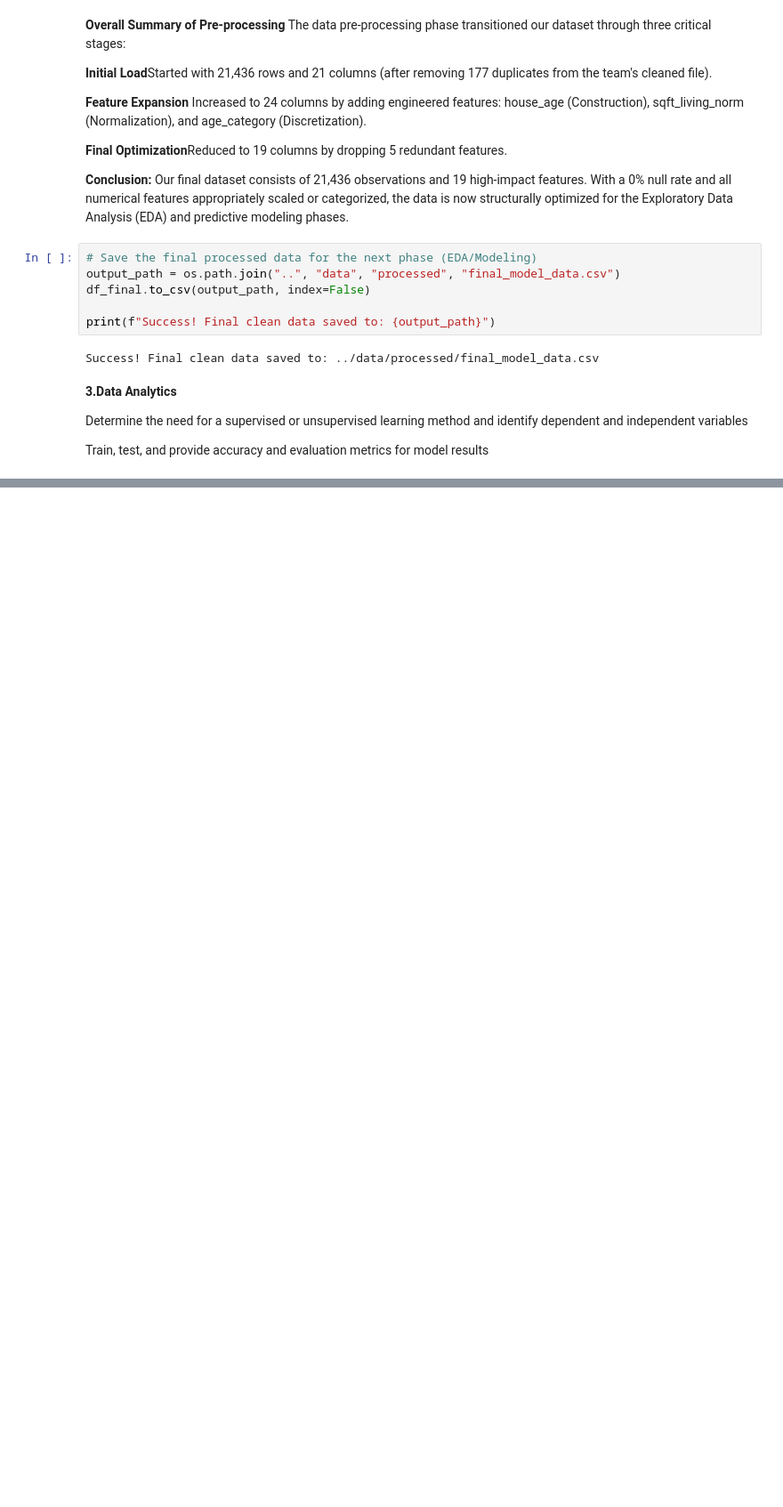
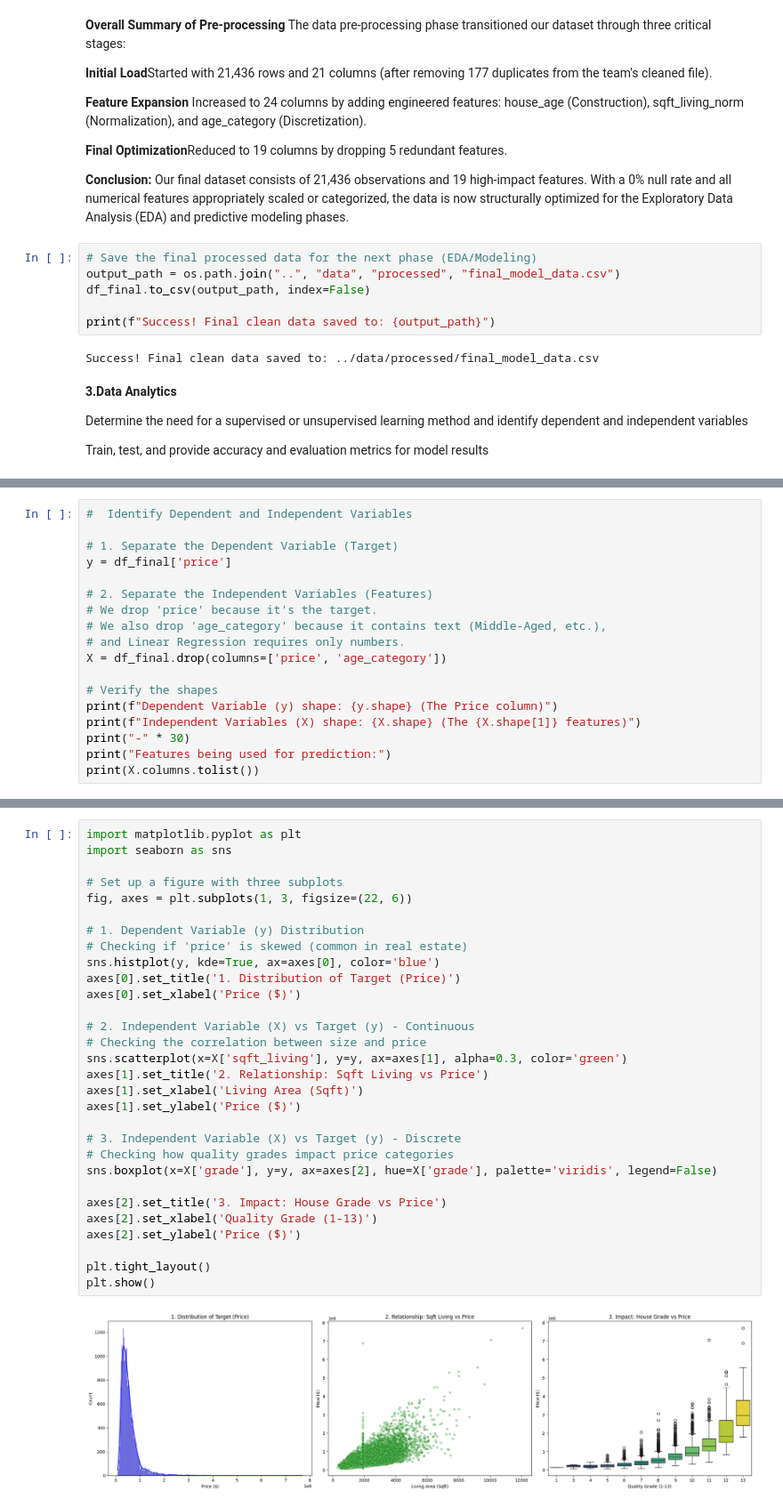
Before and after one commit to mhettick-sd/ADS500B-Final_Project, a Jupyter notebook: notebooks/analysis_Meeki_Last version.ipynb, the cells around one changed output, grey strips where cells are left out. Shown at 89% size. Drawn from its saved outputs; the diff is of its cells as text; blank space fills up the shorter version.

```diff
--- a/notebooks/analysis_Meeki_Last version.ipynb
+++ b/notebooks/analysis_Meeki_Last version.ipynb
@@ -330,0 +347,18 @@ Train, test, and provide accuracy and evaluation metrics for model results
+# %%
+#  Identify Dependent and Independent Variables
+
+# 1. Separate the Dependent Variable (Target)
+y = df_final['price']
+
+# 2. Separate the Independent Variables (Features)
+# We drop 'price' because it's the target.
+# We also drop 'age_category' because it contains text (Middle-Aged, etc.),
+# and Linear Regression requires only numbers.
+X = df_final.drop(columns=['price', 'age_category'])
+
+# Verify the shapes
+print(f"Dependent Variable (y) shape: {y.shape} (The Price column)")
+print(f"Independent Variables (X) shape: {X.shape} (The {X.shape[1]} features)")
+print("-" * 30)
+print("Features being used for prediction:")
+print(X.columns.tolist())
@@ -330,0 +371,32 @@ Train, test, and provide accuracy and evaluation metrics for model results
+# %%
+import matplotlib.pyplot as plt
+import seaborn as sns
+
+# Set up a figure with three subplots
+fig, axes = plt.subplots(1, 3, figsize=(22, 6))
+
+# 1. Dependent Variable (y) Distribution
+# Checking if 'price' is skewed (common in real estate)
+sns.histplot(y, kde=True, ax=axes[0], color='blue')
+axes[0].set_title('1. Distribution of Target (Price)')
+axes[0].set_xlabel('Price ($)')
+
+# 2. Independent Variable (X) vs Target (y) - Continuous
+# Checking the correlation between size and price
+sns.scatterplot(x=X['sqft_living'], y=y, ax=axes[1], alpha=0.3, color='green')
+axes[1].set_title('2. Relationship: Sqft Living vs Price')
+axes[1].set_xlabel('Living Area (Sqft)')
+axes[1].set_ylabel('Price ($)')
+
+# 3. Independent Variable (X) vs Target (y) - Discrete
+# Checking how quality grades impact price categories
+sns.boxplot(x=X['grade'], y=y, ax=axes[2], hue=X['grade'], palette='viridis', legend=False)
+
+axes[2].set_title('3. Impact: House Grade vs Price')
+axes[2].set_xlabel('Quality Grade (1-13)')
+axes[2].set_ylabel('Price ($)')
+
+plt.tight_layout()
+plt.show()
+# %% [output]
+[figure, added]
```
Also changed, not shown: parts of 12 cells of this notebook, 5 other files.
